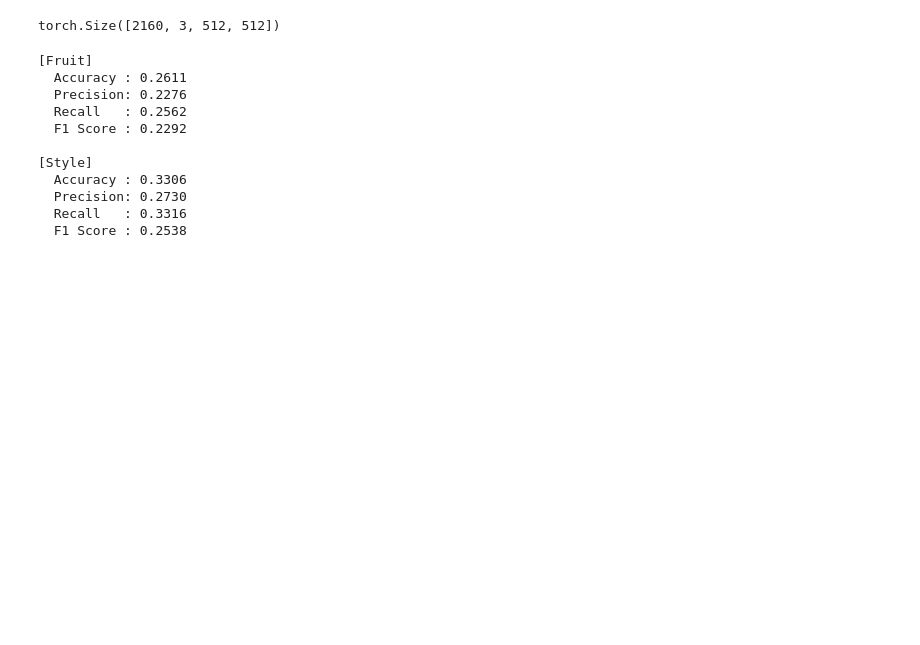
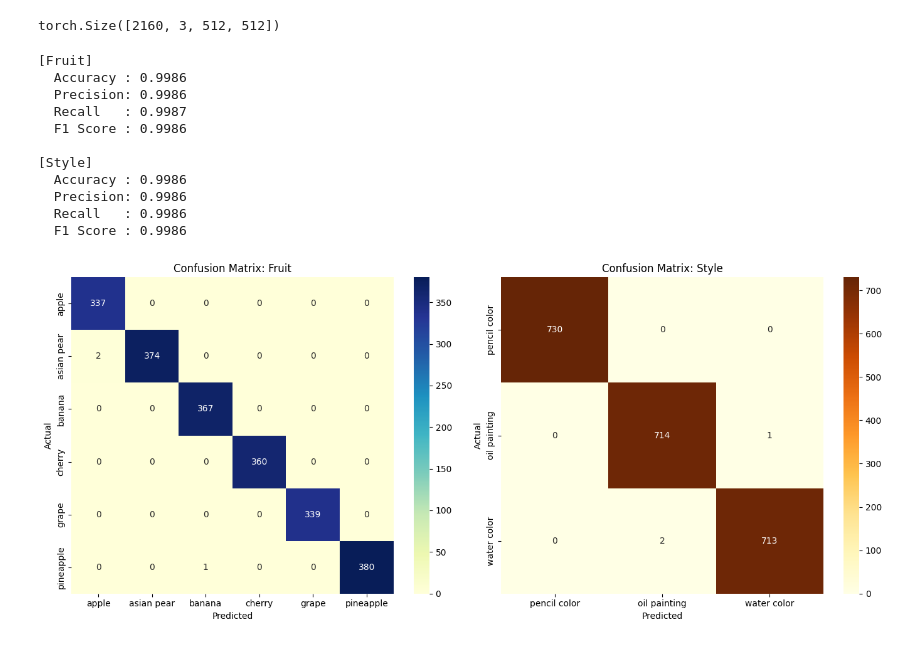
Before and after one commit to leebuntu/AI-term-project, a Jupyter notebook: Termproject_202402720_Task1/Termproject_202402720_Task1.ipynb, the cells around one changed output. Saved outputs shown, nothing was run; the diff lists cells and outputs as text; code cells hidden in the pictures; blank space fills up the shorter version.

```diff
--- a/Termproject_202402720_Task1/Termproject_202402720_Task1.ipynb
+++ b/Termproject_202402720_Task1/Termproject_202402720_Task1.ipynb
@@ -32,8 +32,8 @@ train_image_path = "../data/train/images/"
 model_output_path = "./output"
 train_output_path = "./output/train"
 
-true_fruit = ["apple", "asian pear", "banana", "cherry", "grape", "pineapple"]
-true_style = ["pencil color", "oil painting", "water color"]
+fruit_labels = ["apple", "asian pear", "banana", "cherry", "grape", "pineapple"]
+style_labels = ["pencil color", "oil painting", "water color"]
 # %%
 from transformers import ViTImageProcessor
 from transformers import Trainer, TrainingArguments
@@ -116,9 +116,10 @@ def preprocess_images(examples):
     return examples
 
 dataset = dataset.map(preprocess_images, batched=True)
-dataset.set_format(type='torch', columns=['image', 'pixel_values', 'fruit', 'style'])
+formatted_dataset = dataset.select(range(len(dataset)))
+formatted_dataset.set_format(type='torch', columns=['image', 'pixel_values', 'fruit', 'style'])
 # %%
-train_val_dataset = dataset.train_test_split(test_size=0.3, seed=42)
+train_val_dataset = formatted_dataset.train_test_split(test_size=0.3, seed=42)
 train_val = train_val_dataset["train"]
 test = train_val_dataset["test"]
 
@@ -175,8 +176,8 @@ lr_scheduler_type = "cosine"
 
 gradient_accumulation_steps = 1
 # %%
-num_fruit = len(set(int(x) for x in dataset["fruit"]))
-num_style = len(set(int(x) for x in dataset["style"]))
+num_fruit = len(set(dataset["fruit"]))
+num_style = len(set(dataset["style"]))
 
 print("num_fruit: ", num_fruit)
 print("num_style: ", num_style)
@@ -308,16 +317,16 @@ report("Fruit", true_fruit, pred_fruit)
 report("Style", true_style, pred_style)
 # %% [output]
 [Fruit]
-  Accuracy : 0.2611
-  Precision: 0.2276
-  Recall   : 0.2562
-  F1 Score : 0.2292
+  Accuracy : 0.9986
+  Precision: 0.9986
+  Recall   : 0.9987
+  F1 Score : 0.9986
 
 [Style]
-  Accuracy : 0.3306
-  Precision: 0.2730
-  Recall   : 0.3316
-  F1 Score : 0.2538
+  Accuracy : 0.9986
+  Precision: 0.9986
+  Recall   : 0.9986
+  F1 Score : 0.9986
 # %%
 def draw_two_confusion_matrix(first_label, first_conf_matrix, first_classes, second_label, second_conf_matrix, second_classes):
     fig, axes = plt.subplots(1, 2, figsize=(14, 6))
@@ -337,10 +346,15 @@ def draw_two_confusion_matrix(first_label, first_conf_matrix, first_classes, sec
     plt.tight_layout()
     plt.show()
 # %%
-fruit_classes = sorted(set(dataset["fruit"]))
-style_classes = sorted(set(dataset["style"]))
+def map_labels(int_labels, label_names):
+    return [label_names[i] for i in sorted(set(int_labels))]
+
+fruit_classes = map_labels(dataset["fruit"], fruit_labels)
+style_classes = map_labels(dataset["style"], style_labels)
 
 fruit_conf_matrix = confusion_matrix(true_fruit, pred_fruit)
 style_conf_matrix = confusion_matrix(true_style, pred_style)
 
 draw_two_confusion_matrix("Fruit", fruit_conf_matrix, fruit_classes, "Style", style_conf_matrix, style_classes)
+# %% [output]
+[figure, added]
```
Also changed, not shown: parts of 4 cells of this notebook, 1 other file.
